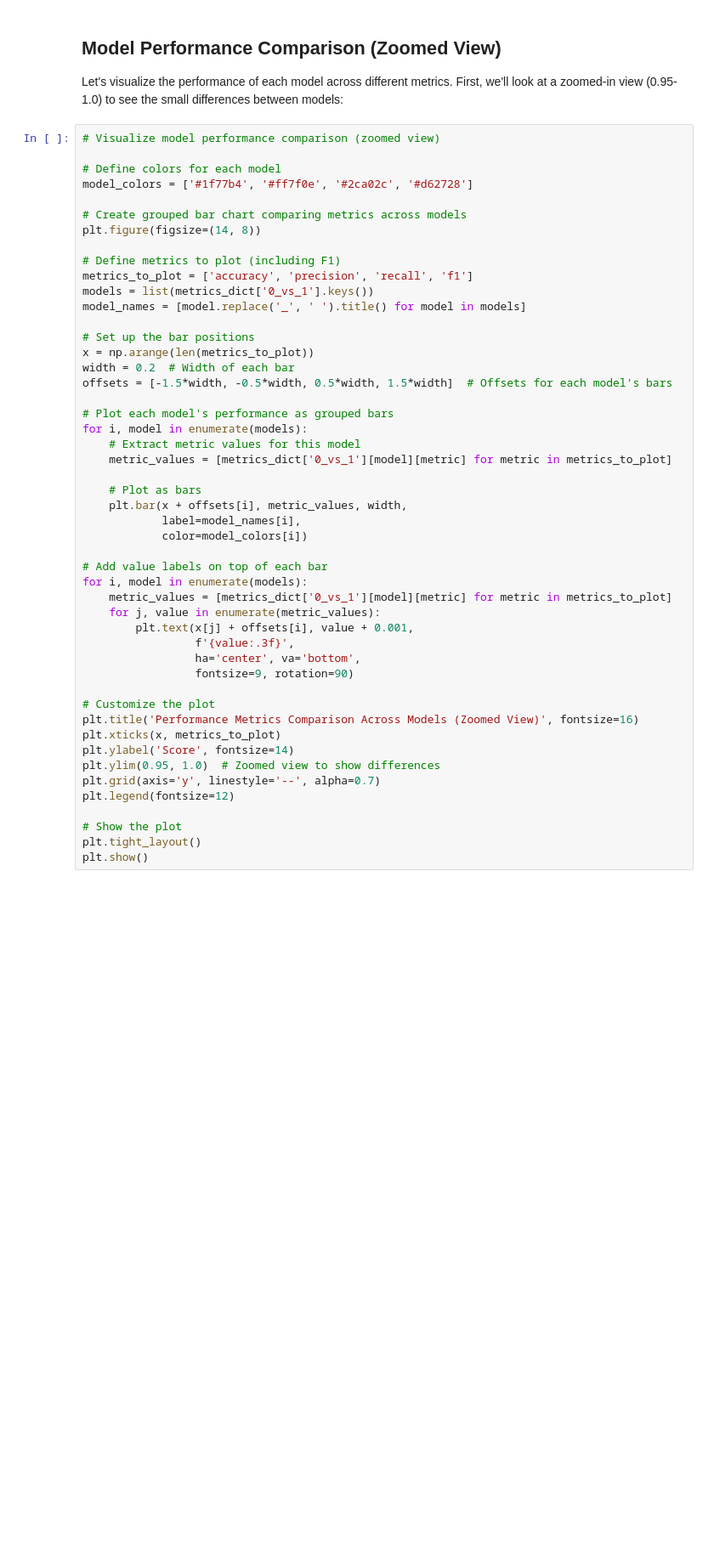
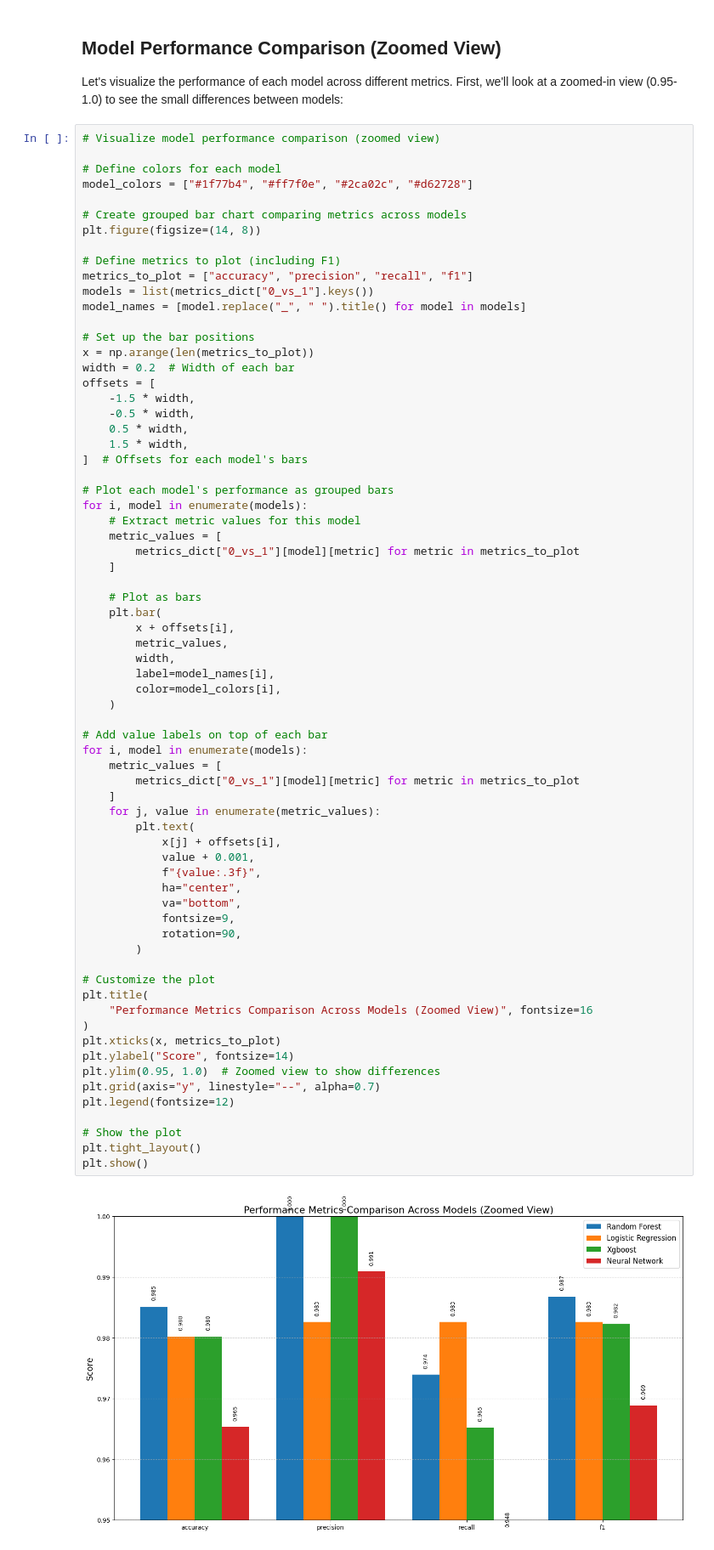
Before and after one commit to oscar-peng/datasci_223, a Jupyter notebook: lectures/06/demo/02-handwritten_digits.ipynb, the cells around one changed output. Shown at 85% size. Saved outputs shown, nothing was run; the diff lists cells and outputs as text; blank space fills up the shorter version.

```diff
--- a/lectures/06/demo/02-handwritten_digits.ipynb
+++ b/lectures/06/demo/02-handwritten_digits.ipynb
@@ -701,51 +838,73 @@ Let's visualize the performance of each model across different metrics. First, w
 # Visualize model performance comparison (zoomed view)
 
 # Define colors for each model
-model_colors = ['#1f77b4', '#ff7f0e', '#2ca02c', '#d62728']
+model_colors = ["#1f77b4", "#ff7f0e", "#2ca02c", "#d62728"]
 
 # Create grouped bar chart comparing metrics across models
 plt.figure(figsize=(14, 8))
 
 # Define metrics to plot (including F1)
-metrics_to_plot = ['accuracy', 'precision', 'recall', 'f1']
-models = list(metrics_dict['0_vs_1'].keys())
-model_names = [model.replace('_', ' ').title() for model in models]
+metrics_to_plot = ["accuracy", "precision", "recall", "f1"]
+models = list(metrics_dict["0_vs_1"].keys())
+model_names = [model.replace("_", " ").title() for model in models]
 
 # Set up the bar positions
 x = np.arange(len(metrics_to_plot))
 width = 0.2  # Width of each bar
-offsets = [-1.5*width, -0.5*width, 0.5*width, 1.5*width]  # Offsets for each model's bars
+offsets = [
+    -1.5 * width,
+    -0.5 * width,
+    0.5 * width,
+    1.5 * width,
+]  # Offsets for each model's bars
 
 # Plot each model's performance as grouped bars
 for i, model in enumerate(models):
     # Extract metric values for this model
-    metric_values = [metrics_dict['0_vs_1'][model][metric] for metric in metrics_to_plot]
+    metric_values = [
+        metrics_dict["0_vs_1"][model][metric] for metric in metrics_to_plot
+    ]
 
     # Plot as bars
-    plt.bar(x + offsets[i], metric_values, width,
-            label=model_names[i],
-            color=model_colors[i])
+    plt.bar(
+        x + offsets[i],
+        metric_values,
+        width,
+        label=model_names[i],
+        color=model_colors[i],
+    )
 
 # Add value labels on top of each bar
 for i, model in enumerate(models):
-    metric_values = [metrics_dict['0_vs_1'][model][metric] for metric in metrics_to_plot]
+    metric_values = [
+        metrics_dict["0_vs_1"][model][metric] for metric in metrics_to_plot
+    ]
     for j, value in enumerate(metric_values):
-        plt.text(x[j] + offsets[i], value + 0.001,
-                 f'{value:.3f}',
-                 ha='center', va='bottom',
-                 fontsize=9, rotation=90)
+        plt.text(
+            x[j] + offsets[i],
+            value + 0.001,
+            f"{value:.3f}",
+            ha="center",
+            va="bottom",
+            fontsize=9,
+            rotation=90,
+        )
 
 # Customize the plot
-plt.title('Performance Metrics Comparison Across Models (Zoomed View)', fontsize=16)
+plt.title(
+    "Performance Metrics Comparison Across Models (Zoomed View)", fontsize=16
+)
 plt.xticks(x, metrics_to_plot)
-plt.ylabel('Score', fontsize=14)
+plt.ylabel("Score", fontsize=14)
 plt.ylim(0.95, 1.0)  # Zoomed view to show differences
-plt.grid(axis='y', linestyle='--', alpha=0.7)
+plt.grid(axis="y", linestyle="--", alpha=0.7)
 plt.legend(fontsize=12)
 
 # Show the plot
 plt.tight_layout()
 plt.show()
+# %% [output]
+[figure, added]
 # %% [markdown]
 ## ROC Curve Comparison
 
```
Also changed, not shown: parts of 19 cells of this notebook, 2 other files.
